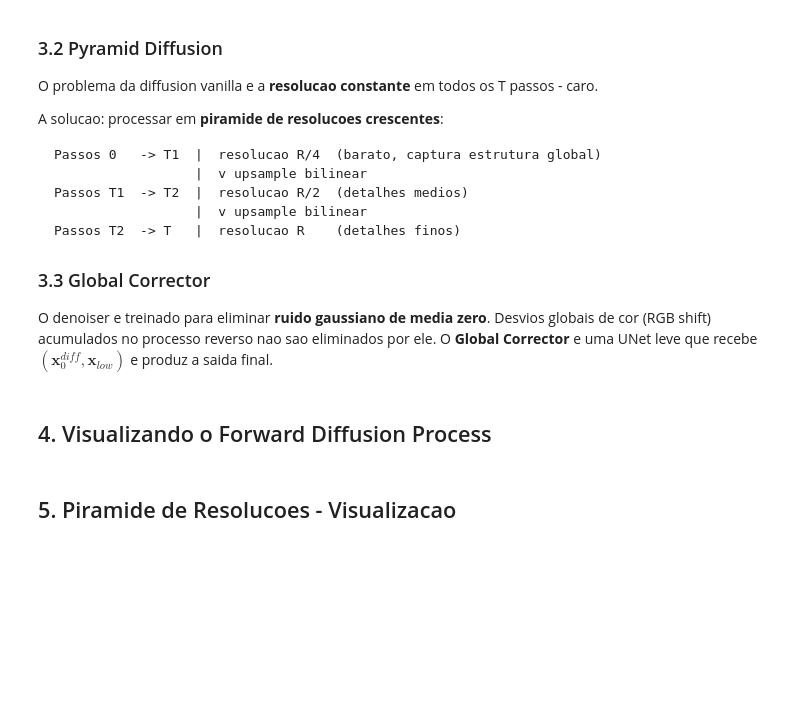
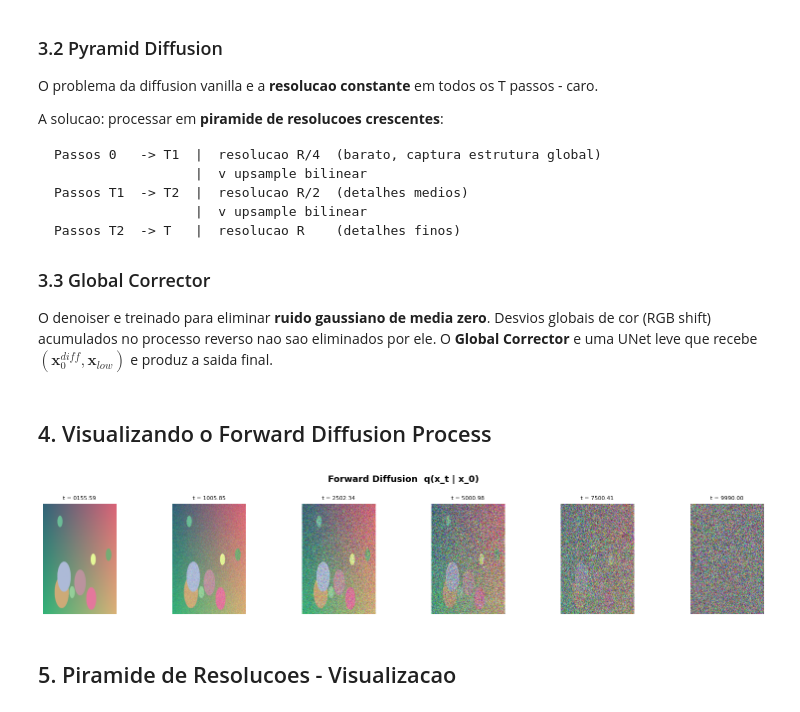
Before and after one commit to GabrielFerrante/ModernComputerVision, a Jupyter notebook: MelhoramentoDeLuminosidade/PyDiff_LowLight_Enhancement.ipynb, the cells around one changed output. Cells and saved outputs as stored; diff of their text form; code cells hidden in the pictures; blank space fills up the shorter version.

```diff
--- a/MelhoramentoDeLuminosidade/PyDiff_LowLight_Enhancement.ipynb
+++ b/MelhoramentoDeLuminosidade/PyDiff_LowLight_Enhancement.ipynb
@@ -194,35 +227,36 @@ alphas      = 1.0 - betas
 alphas_cp   = torch.cumprod(alphas, 0)
 sqrt_acp    = alphas_cp.sqrt()
 sqrt_1m_acp = (1 - alphas_cp).sqrt()
 
 def q_sample(x0, t, noise=None):
     '''Adiciona ruido em t passos de uma vez (reparametrizacao fechada).'''
     if noise is None:
         noise = torch.randn_like(x0)
     a = sqrt_acp[t].view(-1,1,1,1)
     b = sqrt_1m_acp[t].view(-1,1,1,1)
     return a * x0 + b * noise
 
 # -- Visualiza -----------------------------------------------------
 sample_high = sorted(Path(high_dir).glob("*.png"))[0]
 sample_low  = sorted(Path(low_dir).glob("*.png"))[0]
 img_np      = load_img(sample_high)
 x0          = img_to_tensor(img_np)
 
 timesteps   = [0, 100, 250, 500, 750, 999]
 fig, axes   = plt.subplots(1, len(timesteps), figsize=(16, 3))
 fig.suptitle("Forward Diffusion  q(x_t | x_0)", fontsize=13, weight='bold')
 
 for ax, t_val in zip(axes, timesteps):
     xt  = q_sample(x0, torch.tensor([t_val]))
     snr = (sqrt_acp[t_val] / sqrt_1m_acp[t_val]).item()
     ax.imshow(tensor_to_img(xt))
-    ax.set_title(f"t = {t_val}
-SNR = {snr:.2f}", fontsize=8)
+    ax.set_title(f"t = {t_val}{snr:.2f}", fontsize=8)
     ax.axis('off')
 
 plt.tight_layout()
 plt.show()
+# %% [output]
+[figure, added]
 # %% [markdown]
 ## 5. Piramide de Resolucoes - Visualizacao
 # %%
```
Also changed, not shown: parts of 17 cells of this notebook, 1 other file.
